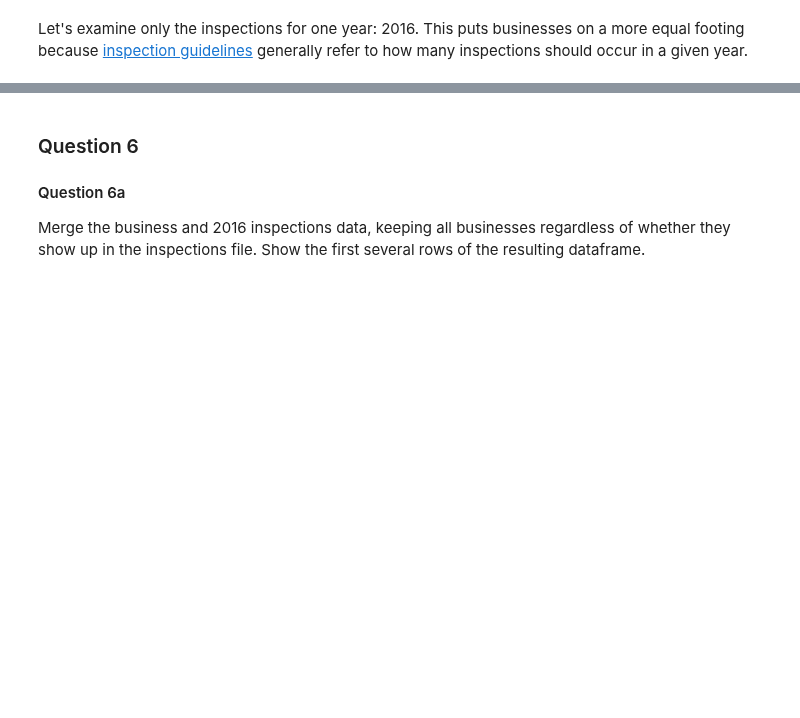
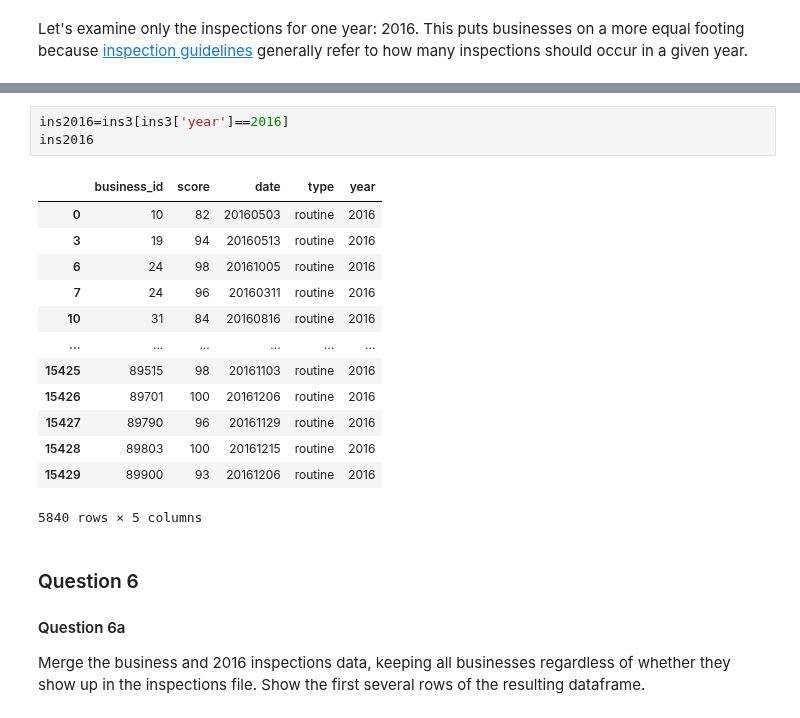
Before and after one commit to daisybellelewis/CYPLAN255, a Jupyter notebook: assignments/assignment_3/assignment_3_Jiaman_Wu.ipynb, the cells around one changed output, grey strips where cells are left out. Cells and saved outputs as stored; diff of their text form; blank space fills up the shorter version.

```diff
--- a/assignments/assignment_3/assignment_3_Jiaman_Wu.ipynb
+++ b/assignments/assignment_3/assignment_3_Jiaman_Wu.ipynb
@@ -306,6 +313,23 @@ business_id
 89803    1
 89900    1
 Name: score, Length: 4543, dtype: int64
+# %%
+ins2016=ins3[ins3['year']==2016]
+ins2016
+# %% [output]
+|  | business_id | score | date | type | year |
+| 0 | 10 | 82 | 20160503 | routine | 2016 |
+| 3 | 19 | 94 | 20160513 | routine | 2016 |
+| 6 | 24 | 98 | 20161005 | routine | 2016 |
+| 7 | 24 | 96 | 20160311 | routine | 2016 |
+| 10 | 31 | 84 | 20160816 | routine | 2016 |
+| ... | ... | ... | ... | ... | ... |
+| 15425 | 89515 | 98 | 20161103 | routine | 2016 |
+| 15426 | 89701 | 100 | 20161206 | routine | 2016 |
+| 15427 | 89790 | 96 | 20161129 | routine | 2016 |
+| 15428 | 89803 | 100 | 20161215 | routine | 2016 |
+| 15429 | 89900 | 93 | 20161206 | routine | 2016 |
+5840 rows × 5 columns
 # %% [markdown]
 ### Question 6
 
```
Also changed, not shown: parts of 5 cells of this notebook.
